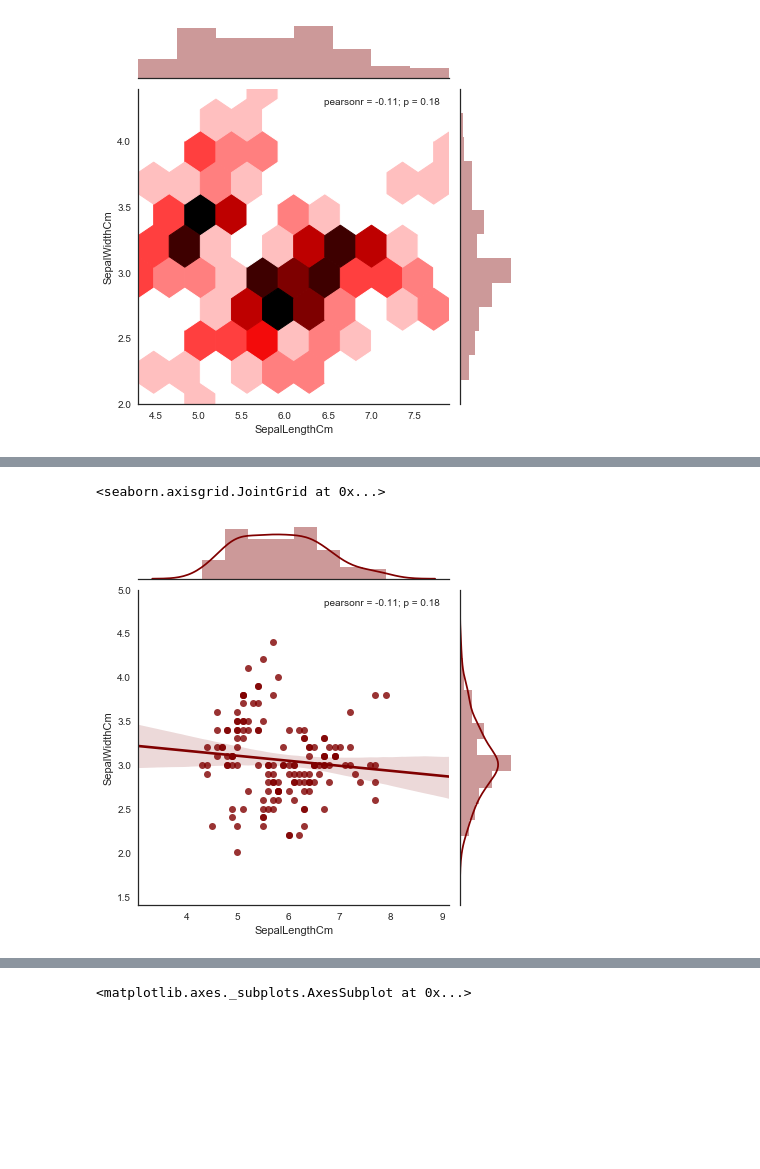
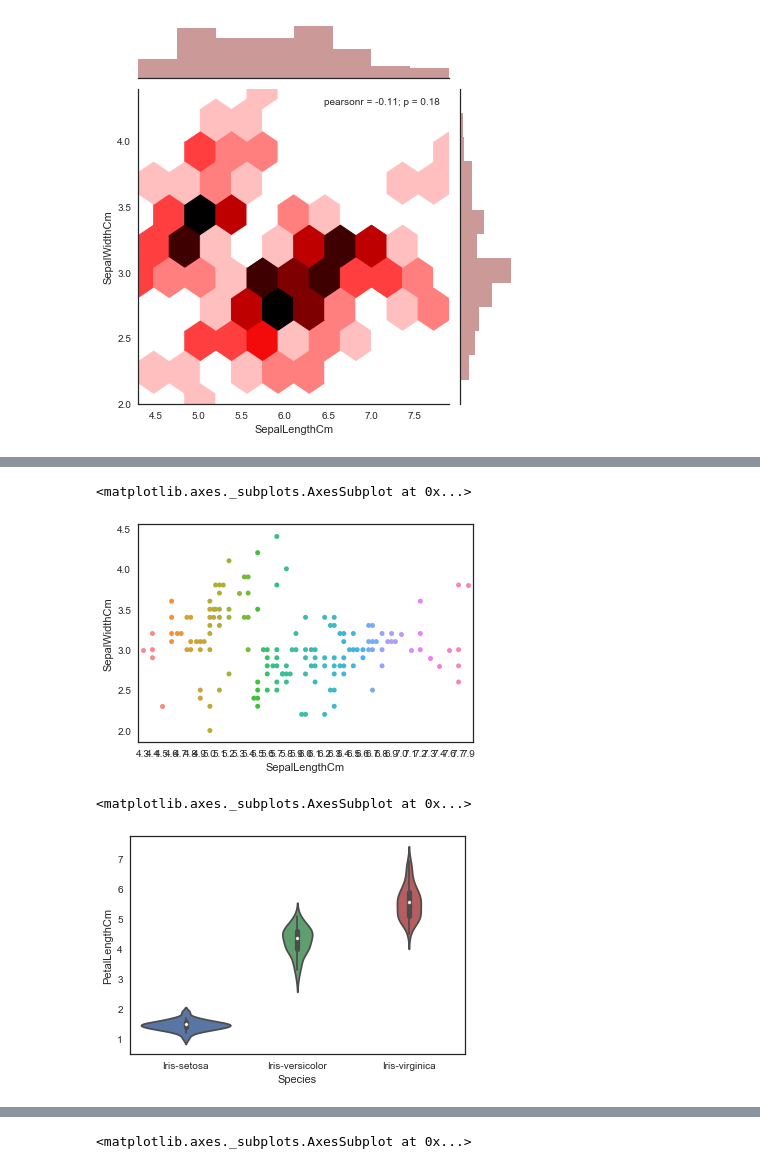
Before and after one commit to alwaysarian/Data-Visualization, a Jupyter notebook: Project 1 - Iris.ipynb, the cells around one changed output, grey strips where cells are left out. Saved outputs shown, nothing was run; the diff lists cells and outputs as text; code cells hidden in the pictures; blank space fills up the shorter version.

Commit message:
added more data visualization methods

```diff
--- a/Project 1 - Iris.ipynb
+++ b/Project 1 - Iris.ipynb
@@ -86,6 +101,12 @@ sns.jointplot(x="SepalLengthCm", y="SepalWidthCm", data=iris, size=6, kind='hex'
+# %%
+#We use swarmplot to explore the kind of
+sns.swarmplot(x="SepalLengthCm", y="SepalWidthCm", data=iris)
+# %% [output]
+<matplotlib.axes._subplots.AxesSubplot at 0x...>
+[figure, added]
 # %%
-sns.jointplot(x="SepalLengthCm", y="SepalWidthCm", data=iris, size=6, kind='reg', color='#800000')
+sns.violinplot(x="Species", y="PetalLengthCm", data=iris, size=6)
 # %% [output]
-<seaborn.axisgrid.JointGrid at 0x...>
+<matplotlib.axes._subplots.AxesSubplot at 0x...>
-[figure, old version]
+[figure, new version]
 # %%
```
Also changed, not shown: parts of 17 cells of this notebook.
